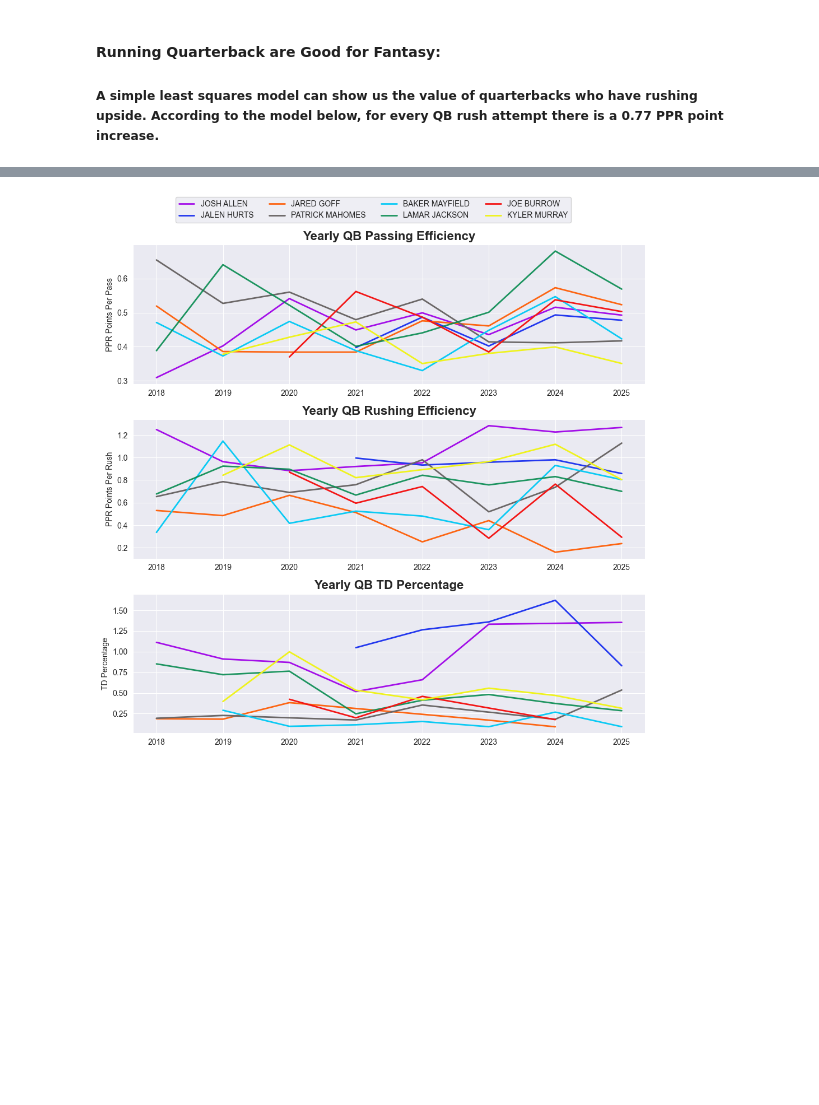
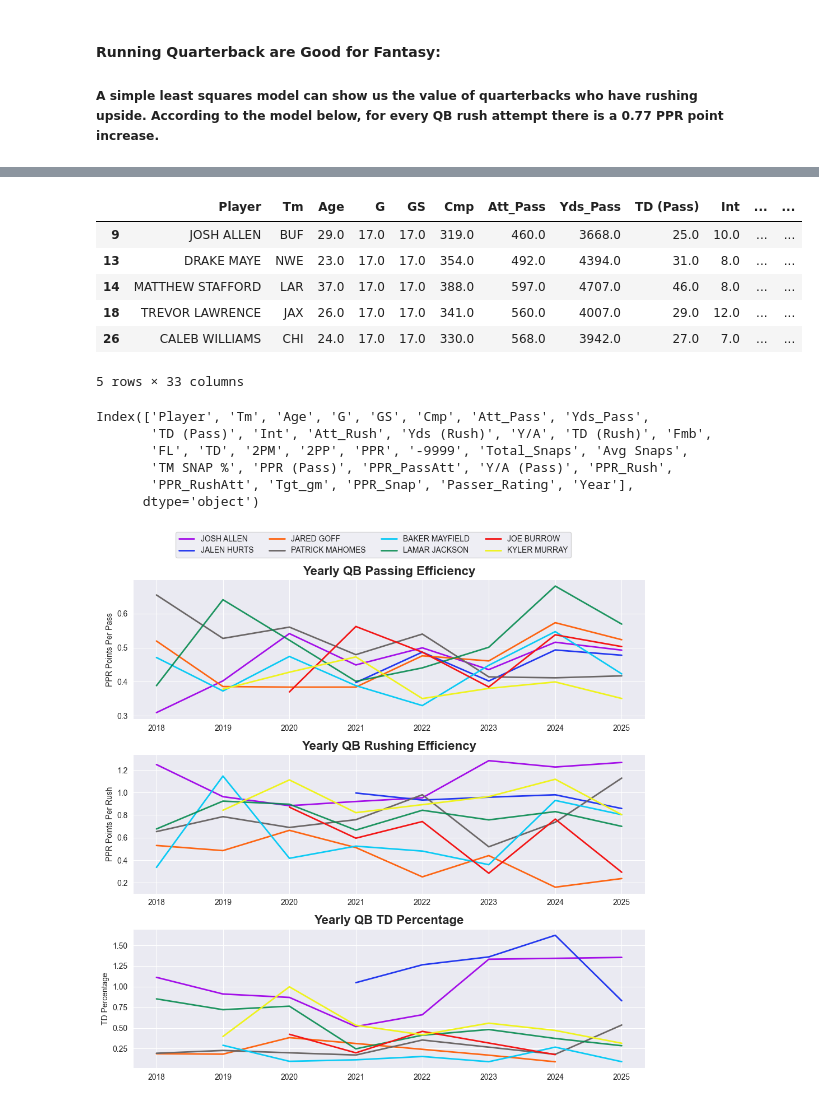
Before and after one commit to Alec-Larson/Python-Fantasy-Football-Rankings, a Jupyter notebook: Notebooks/EDA.ipynb, the cells around one changed output, grey strips where cells are left out. Saved outputs shown, nothing was run; the diff lists cells and outputs as text; code cells hidden in the pictures; blank space fills up the shorter version.

```diff
--- a/Notebooks/EDA.ipynb
+++ b/Notebooks/EDA.ipynb
@@ -142,3 +153,23 @@ plt.show()
+# %%
+QBs_2025 = QBs[QBs['Year'] == 2025]
+QBs_2025.head()
+# %% [output]
+|  | Player | Tm | Age | G | GS | Cmp | Att_Pass | Yds_Pass | TD (Pass) | Int | ... | ... |
+| 9 | JOSH ALLEN | BUF | 29.0 | 17.0 | 17.0 | 319.0 | 460.0 | 3668.0 | 25.0 | 10.0 | ... | ... |
+| 13 | DRAKE MAYE | NWE | 23.0 | 17.0 | 17.0 | 354.0 | 492.0 | 4394.0 | 31.0 | 8.0 | ... | ... |
+| 14 | MATTHEW STAFFORD | LAR | 37.0 | 17.0 | 17.0 | 388.0 | 597.0 | 4707.0 | 46.0 | 8.0 | ... | ... |
+| 18 | TREVOR LAWRENCE | JAX | 26.0 | 17.0 | 17.0 | 341.0 | 560.0 | 4007.0 | 29.0 | 12.0 | ... | ... |
+| 26 | CALEB WILLIAMS | CHI | 24.0 | 17.0 | 17.0 | 330.0 | 568.0 | 3942.0 | 27.0 | 7.0 | ... | ... |
+5 rows × 33 columns
+# %%
+QBs_2025.columns
+# %% [output]
+Index(['Player', 'Tm', 'Age', 'G', 'GS', 'Cmp', 'Att_Pass', 'Yds_Pass',
+       'TD (Pass)', 'Int', 'Att_Rush', 'Yds (Rush)', 'Y/A', 'TD (Rush)', 'Fmb',
+       'FL', 'TD', '2PM', '2PP', 'PPR', '-9999', 'Total_Snaps', 'Avg Snaps',
+       'TM SNAP %', 'PPR (Pass)', 'PPR_PassAtt', 'Y/A (Pass)', 'PPR_Rush',
+       'PPR_RushAtt', 'Tgt_gm', 'PPR_Snap', 'Passer_Rating', 'Year'],
+      dtype='object')
 # %%
 mask = pd.notna(QBs['TD']) & (QBs['TD'] !=0) & pd.notna(QBs['Total_Snaps']) & (QBs['Total_Snaps'] !=0)
 QBs.loc[mask, 'TD_Pct'] = (QBs.loc[mask, 'TD'] / QBs.loc[mask, 'Total_Snaps']) * 100
```
Also changed, not shown: parts of 8 cells of this notebook, 2 other files.
